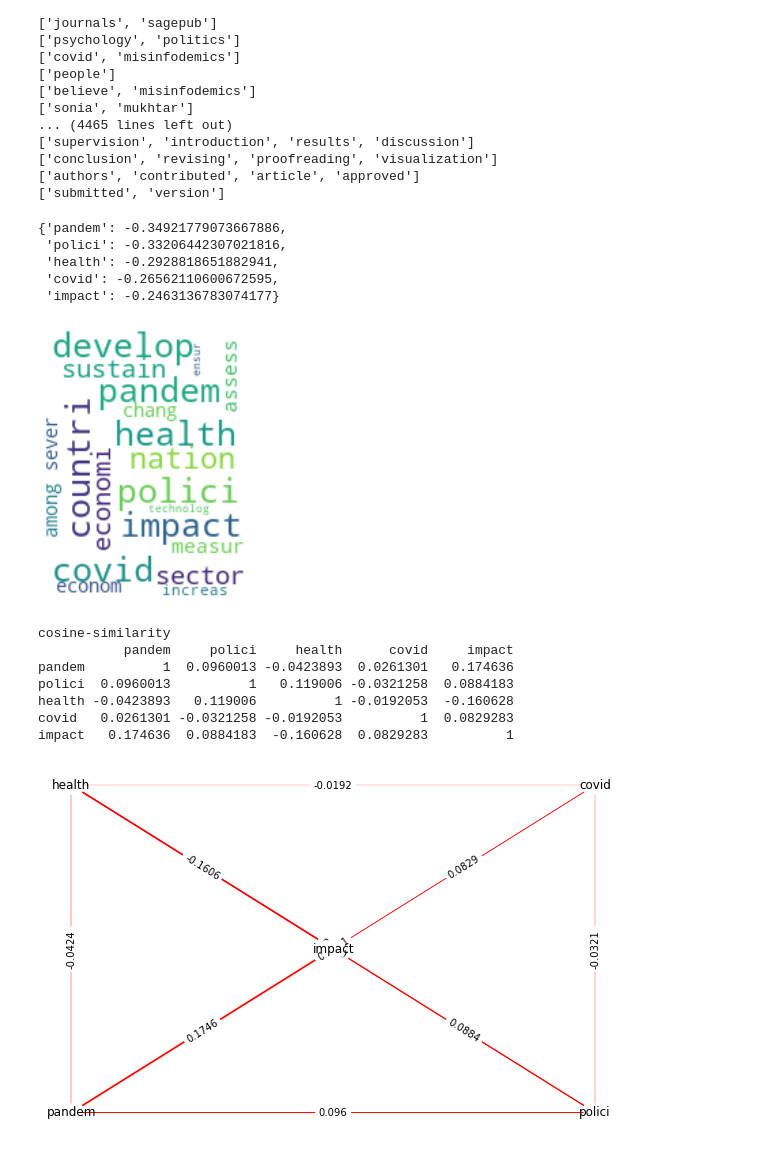
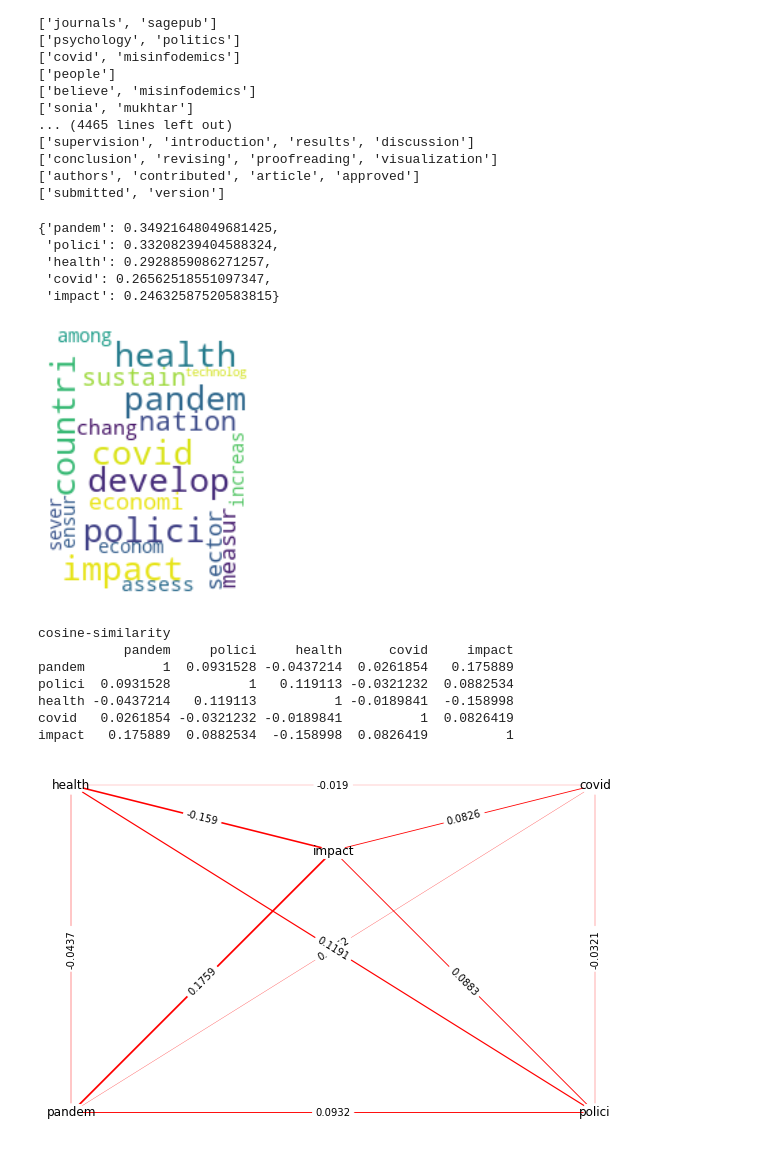
Before and after one commit to rahulmannepally/LSAProject, a Jupyter notebook: code/Experiment_2.ipynb, the cells around one changed output. Saved outputs shown, nothing was run; the diff lists cells and outputs as text; code cells hidden in the pictures.

```diff
--- a/code/Experiment_2.ipynb
+++ b/code/Experiment_2.ipynb
@@ -927,8 +1162,8 @@ clean_text=preprocess_data(document_list)
 ['total', 'people', 'tested', 'positive', 'covid', 'latest', 'outbreak', 'health', 'officials', 'discover', 'origin']
 # %%
 # LSA Model
-number_of_topics=1
-words=word_count
-model=create_gensim_lsa_model(clean_text,number_of_topics,words)
-words_from_non_science =dict(model.show_topic(0, topn=words))##dict and encoding matrix values
+number_of_topics=10
+words=word_count_nscience
+model_nscience=create_gensim_lsa_model(clean_text,number_of_topics,words)
+words_from_non_science =dict(model_nscience.show_topic(0, topn=words))##dict and encoding matrix values
 # %%
@@ -942,6 +1177,6 @@ dict(model.show_topic(0, topn=5))
 # %%
 from wordcloud import WordCloud
-text = dict(model.show_topic(0, topn=20))
+text = dict(model_nscience.show_topic(0, topn=20))
 l=list(text.keys())
 wordcloud = WordCloud(width=150, height=200,max_font_size=25, max_words=20, background_color="white").generate(" ".join(l))
 plt.imshow(wordcloud, interpolation='bilinear')
@@ -1016,7 +1248,7 @@ plt.savefig('fig13.png')
 # %% [markdown]
 ### covid-psychology-small.txt
 # %%
-document_list,titles,word_count=load_data("","covid-psychology-small.txt")
+document_list,titles,word_count_psy=load_data("","covid-psychology-small.txt")
 # %% [output]
 Number of words in text file : 39735
 Total Number of Documents: 4481
@@ -1042,44 +1274,40 @@ clean_text=preprocess_data(document_list)
 ['submitted', 'version']
 # %%
 # LSA Model
-number_of_topics=1
-words=word_count
-model=create_gensim_lsa_model(clean_text,number_of_topics,words)
-words_from_psychology =dict(model.show_topic(0, topn=words))##dict and encoding matrix values
+number_of_topics=10
+words=word_count_psy
+model_psy=create_gensim_lsa_model(clean_text,number_of_topics,words)
+words_from_psychology =dict(model_psy.show_topic(0, topn=words))##dict and encoding matrix values
 # %%
-dict(model.show_topic(0, topn=5))
+dict(model_psy.show_topic(0, topn=5))
 # %% [output]
-{'pandem': -0.34921779073667886,
- 'polici': -0.33206442307021816,
- 'health': -0.2928818651882941,
- 'covid': -0.26562110600672595,
- 'impact': -0.2463136783074177}
+{'pandem': 0.34921648049681425,
+ 'polici': 0.33208239404588324,
+ 'health': 0.2928859086271257,
+ 'covid': 0.26562518551097347,
+ 'impact': 0.24632587520583815}
 # %%
 from wordcloud import WordCloud
-text = dict(model.show_topic(0, topn=20))
+text = dict(model_psy.show_topic(0, topn=20))
 l=list(text.keys())
 wordcloud = WordCloud(width=150, height=200,max_font_size=25, max_words=20, background_color="white").generate(" ".join(l))
 plt.imshow(wordcloud, interpolation='bilinear')
 plt.axis("off")
 plt.savefig('graph29.png')
 # %% [output]
-[figure, old version]
+[figure, new version]
 # %%
 # LSA Model
-number_of_topics = 10 #
-words = word_count
-model = create_gensim_lsa_model(clean_text,number_of_topics,words)
-
 a=pd.DataFrame()
 
 for i in range(number_of_topics):
-    words_psychology =dict(model.show_topic(i, topn=words))
+    words_psychology =dict(model_psy.show_topic(i, topn=words))
     b=pd.DataFrame(words_psychology,index=[i])
     a=a.append(b)
 
 a=a.transpose()
 
-top_words = dict(model.show_topic(0,topn=5))
+top_words = dict(model_psy.show_topic(0,topn=5))
 
 df = pd.DataFrame(columns=list(top_words.keys()),
                   index = list(top_words.keys()))
@@ -1097,11 +1325,11 @@ dfi.export(df, 'df_styled14.png')
 # %% [output]
 cosine-similarity
            pandem     polici     health      covid     impact
-pandem          1  0.0960013 -0.0423893  0.0261301   0.174636
-polici  0.0960013          1   0.119006 -0.0321258  0.0884183
-health -0.0423893   0.119006          1 -0.0192053  -0.160628
-covid   0.0261301 -0.0321258 -0.0192053          1  0.0829283
-impact   0.174636  0.0884183  -0.160628  0.0829283          1
+pandem          1  0.0931528 -0.0437214  0.0261854   0.175889
+polici  0.0931528          1   0.119113 -0.0321232  0.0882534
+health -0.0437214   0.119113          1 -0.0189841  -0.158998
+covid   0.0261854 -0.0321232 -0.0189841          1  0.0826419
+impact   0.175889  0.0882534  -0.158998  0.0826419          1
 # %%
 df = df.apply(pd.to_numeric, errors='coerce')
 
@@ -1111,7 +1339,7 @@ l = list(top_words.keys())
 
 df_adj = pd.DataFrame(df.to_numpy(), index=l, columns=l)
 G = nx.from_pandas_adjacency(df)
-pos = {l[0]: (0, 0),l[1]: (1, 0), l[2]: (0, 1), l[3]: (1, 1), l[4]: (0.5, 0.5)}
+pos = {l[0]: (0, 0),l[1]: (1, 0), l[2]: (0, 1), l[3]: (1, 1), l[4]: (0.5, 0.8)}
 a=list(G.edges(data=True))
 
 b=[]
@@ -1127,4 +1355,4 @@ nx.draw_networkx_edge_labels(G,pos,edge_labels=labels)
 plt.rcParams["figure.figsize"] = (8,5)
 plt.savefig('fig14.png')
 # %% [output]
-[figure, old version]
+[figure, new version]
```
Also changed, not shown: parts of 58 cells of this notebook, 5 other files.
